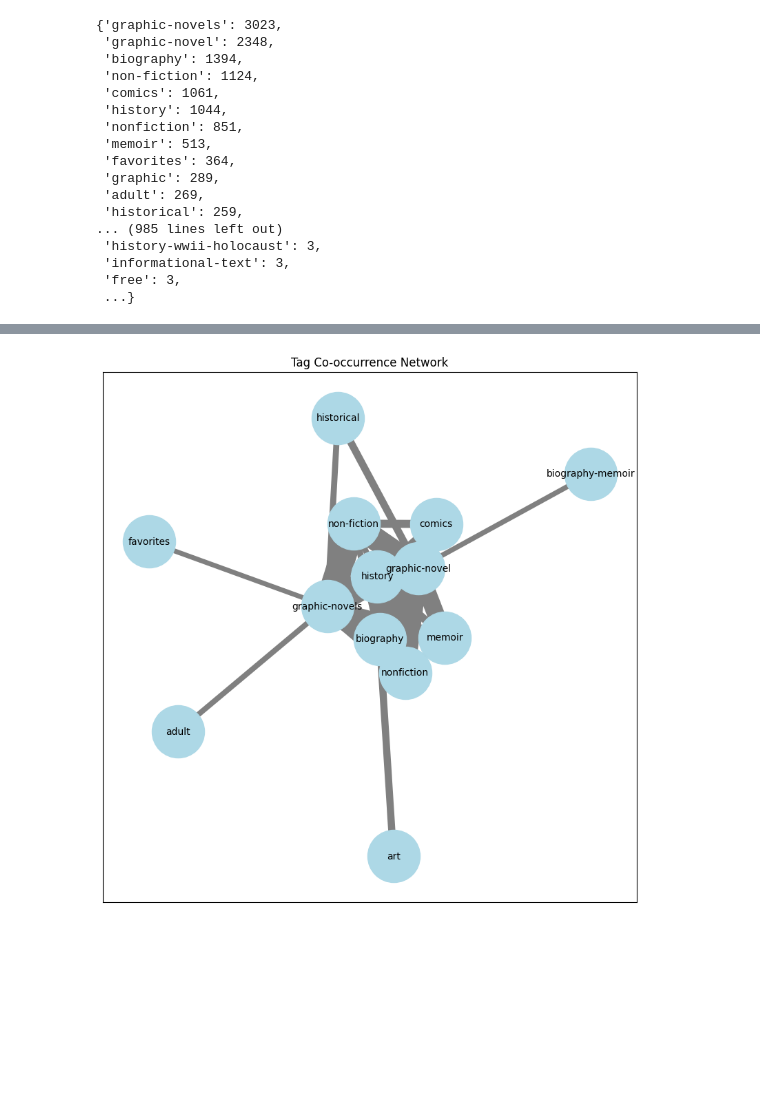
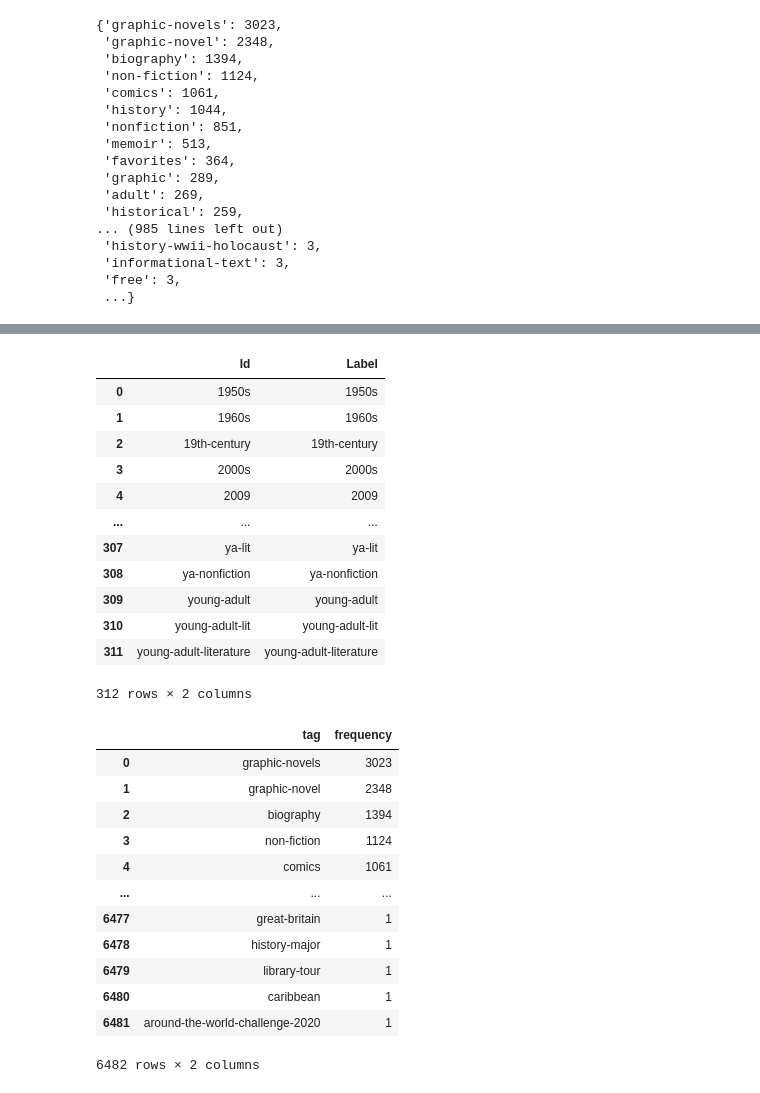
Before and after one commit to OdessyLiu/Modernist_Remediation, a Jupyter notebook: Analysis/TagCooccur.ipynb, the cells around one changed output, grey strips where cells are left out. Saved outputs shown, nothing was run; the diff lists cells and outputs as text; code cells hidden in the pictures; blank space fills up the shorter version.

```diff
--- a/Analysis/TagCooccur.ipynb
+++ b/Analysis/TagCooccur.ipynb
@@ -122,22 +127,39 @@ coMatrixShort_path = "../Data/tag_coMatrix_short.csv"
 coMatrixShort.to_csv(coMatrixShort_path)
-# %%
-import networkx as nx
-import matplotlib.pyplot as plt
-
-# undirected graph
-G = nx.Graph()
-
-# add nodes and edges
-for (tag1, tag2), count in cooccur.items():
-    if count > 50:  # co-occurrence times > 50 only
-        G.add_edge(tag1, tag2, weight=count)
-
-# Graph layout
-plt.figure(figsize=(10, 10))
-pos = nx.spring_layout(G)  # nodes layout
-nx.draw_networkx(G, pos, with_labels=True, node_size=3000, font_size=10, node_color="lightblue", edge_color="gray", width=[d['weight']*0.1 for (u, v, d) in G.edges(data=True)])
-
-plt.title("Tag Co-occurrence Network")
-plt.show()
-# %% [output]
-[figure, removed]
+# %%
+# Add node weight to gephi node file (node weight -> tag frequency)
+
+gephiNodeFile = "../Data/Tags/tag_gephi_id.csv"
+gephiNode = pd.read_csv(gephiNodeFile, sep='\t')
+gephiNode
+# %% [output]
+|  | Id | Label |
+| 0 | 1950s | 1950s |
+| 1 | 1960s | 1960s |
+| 2 | 19th-century | 19th-century |
+| 3 | 2000s | 2000s |
+| 4 | 2009 | 2009 |
+| ... | ... | ... |
+| 307 | ya-lit | ya-lit |
+| 308 | ya-nonfiction | ya-nonfiction |
+| 309 | young-adult | young-adult |
+| 310 | young-adult-lit | young-adult-lit |
+| 311 | young-adult-literature | young-adult-literature |
+312 rows × 2 columns
+# %%
+tag_counter_path = "../Data/Tags/tag_counter.csv"
+tag_counter = pd.read_csv(tag_counter_path)
+tag_counter
+# %% [output]
+|  | tag | frequency |
+| 0 | graphic-novels | 3023 |
+| 1 | graphic-novel | 2348 |
+| 2 | biography | 1394 |
+| 3 | non-fiction | 1124 |
+| 4 | comics | 1061 |
+| ... | ... | ... |
+| 6477 | great-britain | 1 |
+| 6478 | history-major | 1 |
+| 6479 | library-tour | 1 |
+| 6480 | caribbean | 1 |
+| 6481 | around-the-world-challenge-2020 | 1 |
+6482 rows × 2 columns
```
Also changed, not shown: parts of 11 cells of this notebook, 13 other files.
